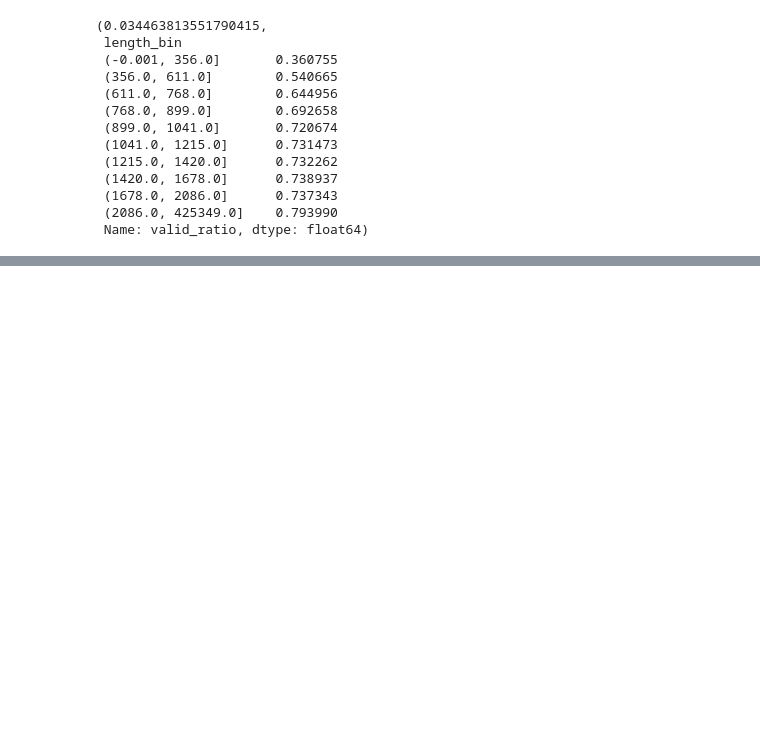
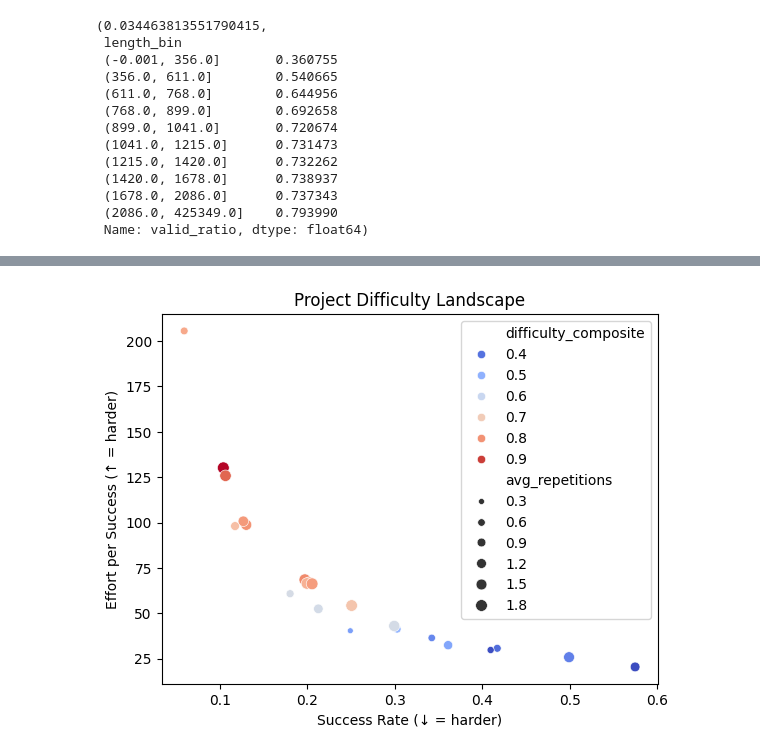
Before and after one commit to HyunjoonCho/trajectory-dissection, a Jupyter notebook: autofl_base_analysis.ipynb, the cells around one changed output, grey strips where cells are left out. Drawn from its saved outputs; the diff is of its cells as text; code cells hidden in the pictures; blank space fills up the shorter version.

Commit message:
add difficulty analysis

```diff
--- a/autofl_base_analysis.ipynb
+++ b/autofl_base_analysis.ipynb
@@ -444,0 +449,38 @@ plt.show()
+# %%
+project_stats = data.groupby("project").agg(
+    success_rate=("success", "mean"),
+    avg_messages=("total_messages", "mean"),
+    avg_calls=("function_calls", "mean"),
+    sum_valid_calls=("valid_function_calls", "sum"),
+    sum_total_calls=("function_calls", "sum"),
+    avg_repetitions=("function_repetitions", "mean"),
+    avg_content_length=("content_length", "mean")
+)
+
+project_stats["avg_valid_ratio"] = project_stats["sum_valid_calls"] / project_stats["sum_total_calls"]
+project_stats["effort_per_success"] = project_stats["avg_messages"] / project_stats["success_rate"].replace(0, np.nan)
+project_stats["difficulty_simple"] = 1 - project_stats["success_rate"]
+
+project_stats["difficulty_composite"] = (
+    (1 - project_stats["success_rate"]) * 0.5 +
+    project_stats["avg_repetitions"].rank(pct=True) * 0.25 +
+    project_stats["effort_per_success"].rank(pct=True) * 0.25
+)
+
+project_difficulty = project_stats.sort_values("difficulty_composite", ascending=False)
+
+sns.scatterplot(
+    data=project_stats,
+    x="success_rate",
+    y="effort_per_success",
+    size="avg_repetitions",
+    hue="difficulty_composite",
+    palette="coolwarm",
+    legend="brief"
+)
+plt.title("Project Difficulty Landscape")
+plt.xlabel("Success Rate (↓ = harder)")
+plt.ylabel("Effort per Success (↑ = harder)")
+plt.show()
+# %% [output]
+[figure, added]
```
Also changed, not shown: parts of 6 cells of this notebook.
